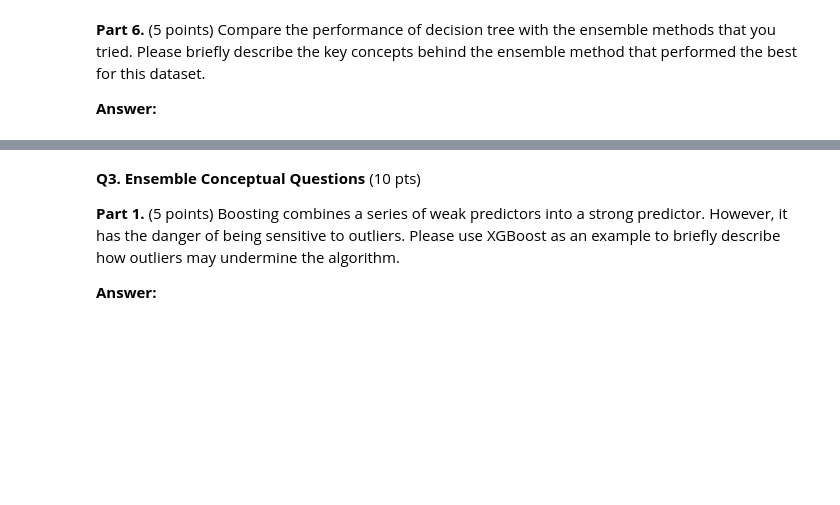
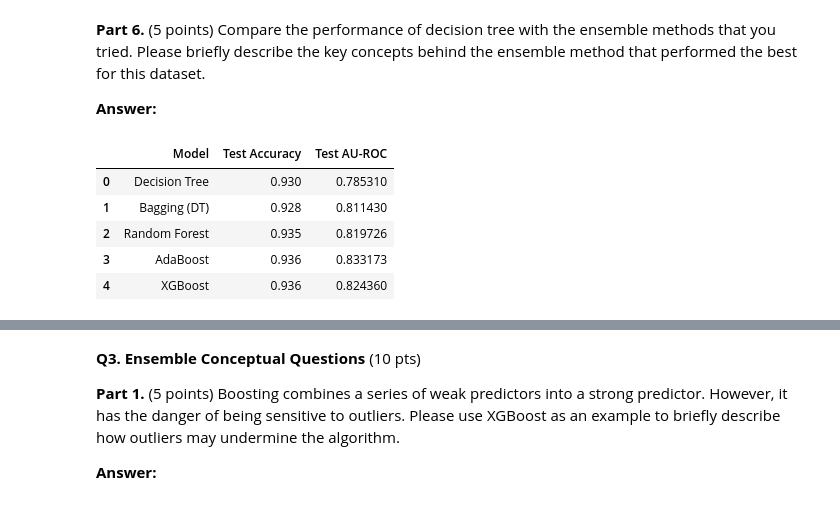
Before and after one commit to AHMerrill/aml_hw5, a Jupyter notebook: HW5.ipynb, the cells around one changed output, grey strips where cells are left out. Saved outputs shown, nothing was run; the diff lists cells and outputs as text; code cells hidden in the pictures; blank space fills up the shorter version.

```diff
--- a/HW5.ipynb
+++ b/HW5.ipynb
@@ -450,22 +536,26 @@ print(f"Random Forest Test Accuracy: {test_acc_rf:.3f}, Test AU-ROC: {test_auc_r
 # Define your hyper-parameter grid for AdaBoost classifier
 ### START CODE ###
 hparams_grid_ab = {
-    ...
+    'n_estimators': [50, 100, 200],
+    'learning_rate': [0.01, 0.1, 0.5, 1.0]
 }
 ### END CODE ###
 
 # Initialize your AdaBoost classifier
 ### START CODE ###
-clf_ab = ...
+clf_ab = AdaBoostClassifier(random_state=42)
 ### END CODE ###
 
 # Perform grid search and get the trained classifier, best hyper-parameters, and best AU-ROC score
 ### START CODE ###
-clf_ab, best_hparams_ab, best_score_ab = ...
+clf_ab, best_hparams_ab, best_score_ab = grid_search_for_classifier(
+    clf_ab, hparams_grid_ab, X_train, y_train
+)
 ### END CODE ###
 print(f"Best Hyper-parameters: {best_hparams_ab}, AU-ROC: {best_score_ab:.3f}")
 
 # Evaluate the AdaBoost classifier on the test set
 ### START CODE ###
-test_acc_ab, test_auc_ab = ...
+test_acc_ab, test_auc_ab = evaluate_classifier(clf_ab, X_test, y_test)
+### END CODE ###
 print(f" AdaBoost Test Accuracy: {test_acc_ab:.3f}, Test AU-ROC: {test_auc_ab:.3f}")
@@ -472,23 +565,34 @@ print(f" AdaBoost Test Accuracy: {test_acc_ab:.3f}, Test AU-ROC: {test_auc_ab:.3
 # %%
+from xgboost import XGBClassifier
+
 # Define your hyper-parameter grid for XGBoost classifier
 ### START CODE ###
 hparams_grid_xgb = {
-    ...
+    'n_estimators': [50, 100, 200],
+    'learning_rate': [0.01, 0.1, 0.3],
+    'max_depth': [3, 5, 7]
 }
 ### END CODE ###
+
 # Initialize your XGBoost classifier
 ### START CODE ###
-clf_xgb = ...
+clf_xgb = XGBClassifier(
+    random_state=42,
+    eval_metric='logloss',
+    use_label_encoder=False
+)
 ### END CODE ###
 
 # Perform grid search and get the trained classifier, best hyper-parameters, and best AU-ROC score
 ### START CODE ###
-clf_xgb, best_hparams_xgb, best_score_xgb = ...
+clf_xgb, best_hparams_xgb, best_score_xgb = grid_search_for_classifier(
+    clf_xgb, hparams_grid_xgb, X_train, y_train
+)
 ### END CODE ###
 print(f"Best Hyper-parameters: {best_hparams_xgb}, AU-ROC: {best_score_xgb:.3f}")
 
 # Evaluate the XGBoost classifier on the test set
 ### START CODE ###
-test_acc_xgb, test_auc_xgb = ...
+test_acc_xgb, test_auc_xgb = evaluate_classifier(clf_xgb, X_test, y_test)
 ### END CODE ###
 print(f" XGBoost Test Accuracy: {test_acc_xgb:.3f}, Test AU-ROC: {test_auc_xgb:.3f}")
@@ -496,3 +606,17 @@ print(f" XGBoost Test Accuracy: {test_acc_xgb:.3f}, Test AU-ROC: {test_auc_xgb:.
 **Part 6.** (5 points) Compare the performance of decision tree with the ensemble methods that you tried. Please briefly describe the key concepts behind the ensemble method that performed the best for this dataset.
 
 **Answer:**
+# %%
+results = pd.DataFrame({
+    "Model": ["Decision Tree","Bagging (DT)","Random Forest","AdaBoost","XGBoost"],
+    "Test Accuracy": [test_acc_dt,test_acc_bag,test_acc_rf,test_acc_ab,test_acc_xgb],
+    "Test AU-ROC": [test_auc_dt,test_auc_bag,test_auc_rf,test_auc_ab,test_auc_xgb]
+})
+results
+# %% [output]
+|  | Model | Test Accuracy | Test AU-ROC |
+| 0 | Decision Tree | 0.930 | 0.785310 |
+| 1 | Bagging (DT) | 0.928 | 0.811430 |
+| 2 | Random Forest | 0.935 | 0.819726 |
+| 3 | AdaBoost | 0.936 | 0.833173 |
+| 4 | XGBoost | 0.936 | 0.824360 |
```
Also changed, not shown: parts of 26 cells of this notebook.
